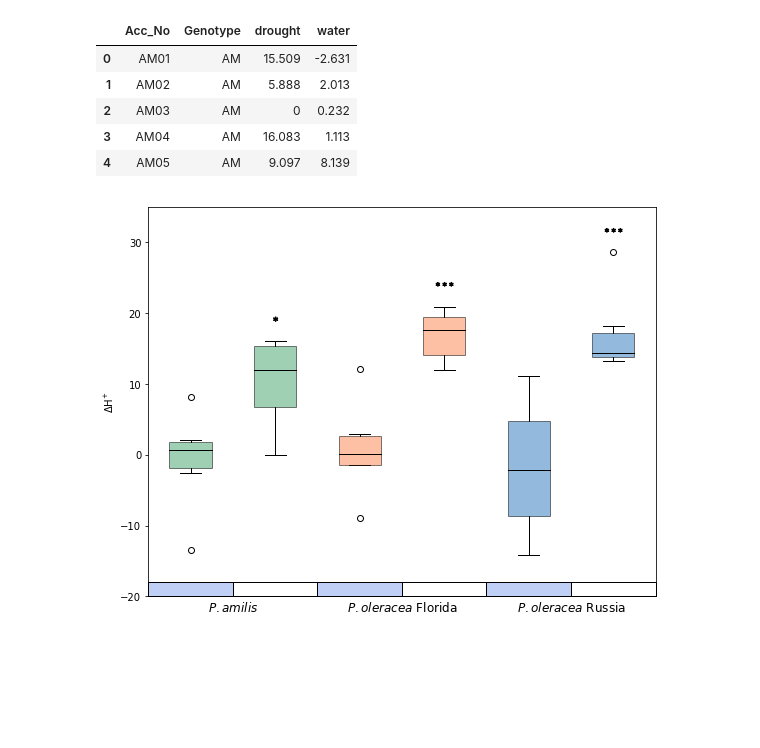
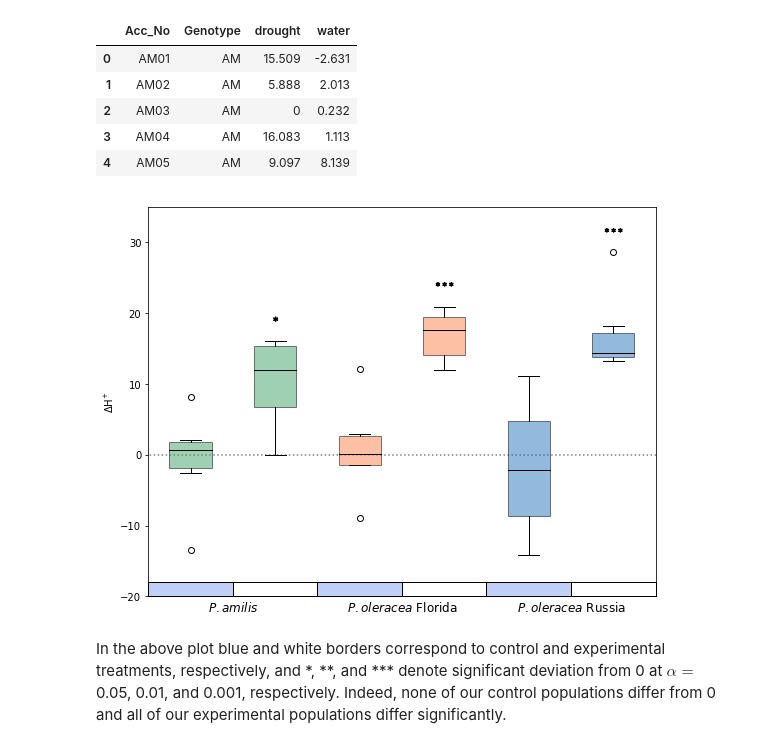
Before and after one commit to isgilman/Portulaca-coexpression, a Jupyter notebook: Notebooks/physiology_analyses.ipynb, the cells around one changed output. Cells and saved outputs as stored; diff of their text form; code cells hidden in the pictures; blank space fills up the shorter version.

```diff
--- a/Notebooks/physiology_analyses.ipynb
+++ b/Notebooks/physiology_analyses.ipynb
@@ -271,6 +284,7 @@ for i in [0.5, 2.5, 4.5]:
                                facecolor="none", clip_on=False, edgecolor ="black", linewidth = 1))
 ax.add_patch(plt.Rectangle(xy = (0.5,-20), width = 6 , height = 2,
                            facecolor="none", clip_on=False, edgecolor ="black", linewidth = 1))
+ax.hlines(y=0, xmin=0, xmax=6.5, colors="grey", linestyles=":")
 
 AM_w = dH.loc[dH["Genotype"]=="AM"]["water"]
 AM_d = dH.loc[dH["Genotype"]=="AM"]["drought"]
@@ -285,32 +299,34 @@ for i, dist in enumerate([AM_w, AM_d, OF_w, OF_d, OR_w, OR_d]):
     result = stats.ttest_1samp(a=dist, popmean=0)
     if result.pvalue < 0.001:
         marker = "$*$ $*$ $*$"
         size = 300
     elif result.pvalue < 0.01:
         marker = "$*$ $*$"
         size = 300
     elif result.pvalue < 0.05:
         marker = "$*$"
         size = 50
     else:
         marker = ""
         size = 50
     ax.scatter(x = i+1, y = max(dist)+3, marker=marker, c="black", s=size)
 
 colors = ["xkcd:greenish", "xkcd:greenish", "xkcd:orangish", "xkcd:orangish", "xkcd:bluish", "xkcd:bluish"]
 for color, box in zip(colors, boxplot["boxes"]):
     box.set_color(color)
     box.set_alpha(0.5)
     box.set_edgecolor("black")
 for median in boxplot['medians']:
     median.set_color("black")
 
 ax.set_ylim([-20, 35])
 ax.set_xticks([1.5, 3.5, 5.5])
 ax.set_xticklabels(["$P. amilis$", "$P. oleracea$ Florida", "$P. oleracea$ Russia"], size=12)
 ax.tick_params(axis='x', size=0)
 ax.set_ylabel("$\Delta$H$^{+}$")
 plt.tight_layout()
-plt.savefig("../Figures/deltaH_box.pdf", dpi = 100, transparent=True)
+# plt.savefig("../Figures/deltaH_box.pdf", dpi = 100, transparent=True)
 # %% [output]
-[figure, old version]
+[figure, new version]
+# %% [markdown]
+In the above plot blue and white borders correspond to control and experimental treatments, respectively, and \*, \*\*, and \*\*\* denote significant deviation from 0 at $\alpha=$ 0.05, 0.01, and 0.001, respectively. Indeed, none of our control populations differ from 0 and all of our experimental populations differ significantly.
```
Also changed, not shown: parts of 10 cells of this notebook, 2 other files.
